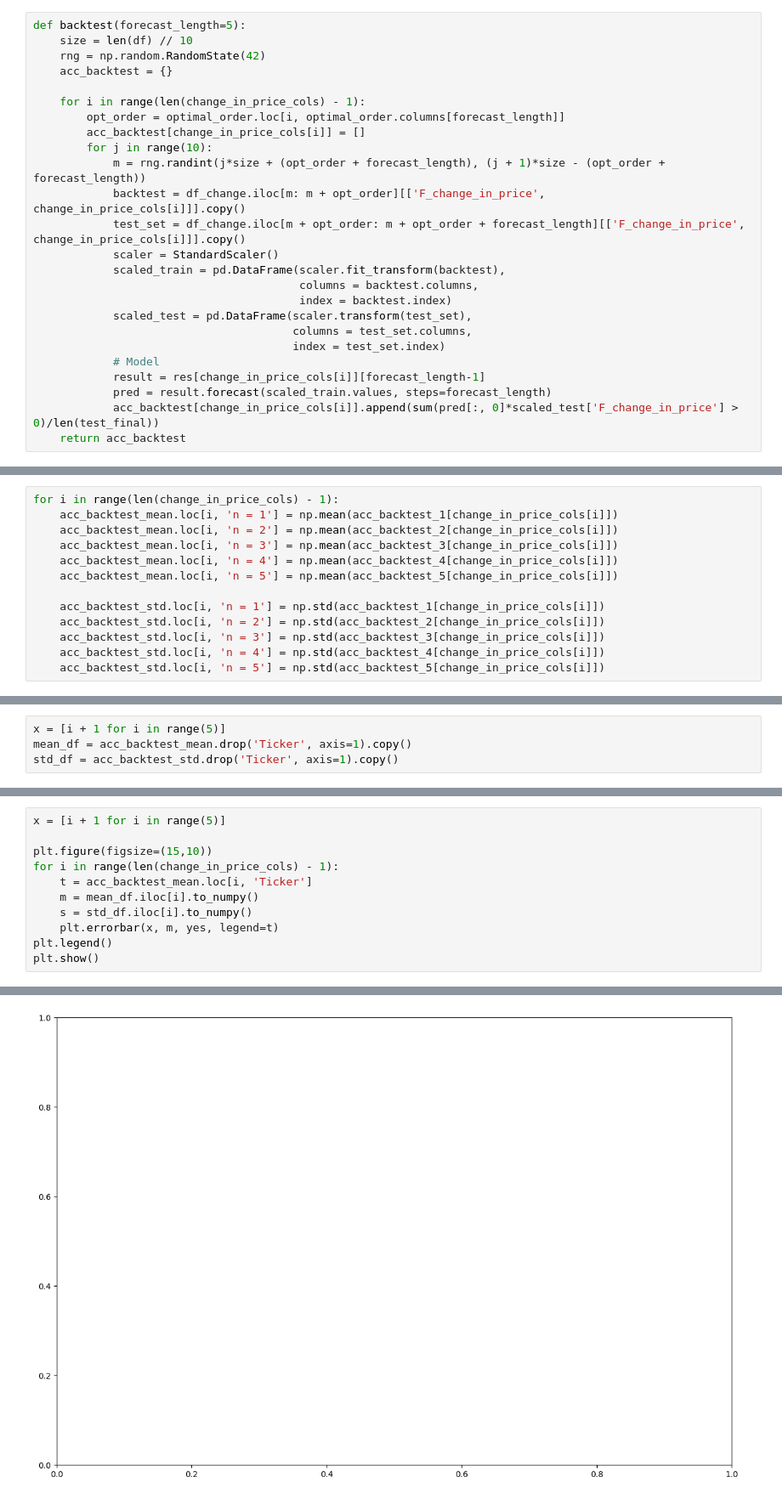
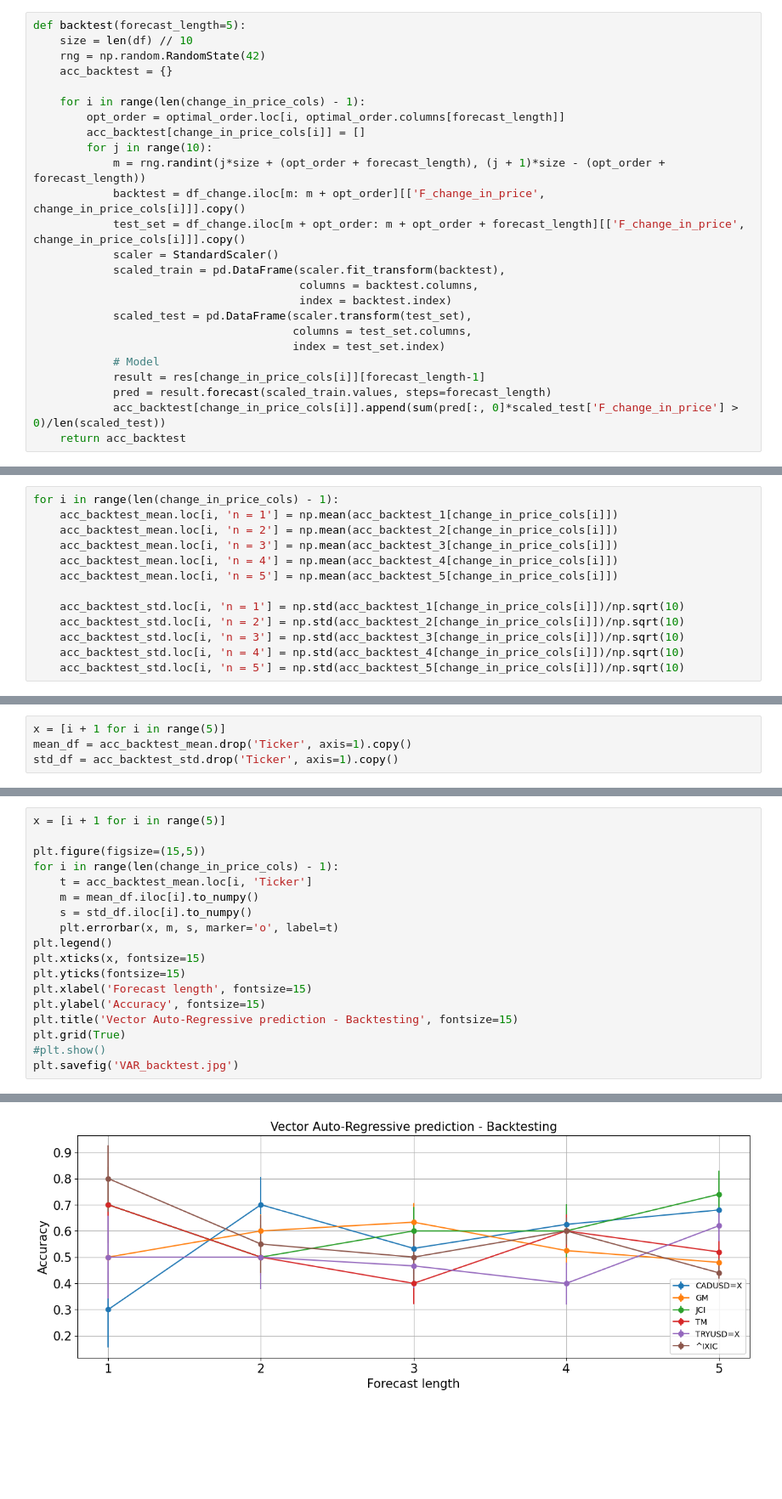
Before and after one commit to Arnabds/equity-vs-commodity, a Jupyter notebook: Kate_notebook/cleaned_VAR.ipynb, the cells around one changed output, grey strips where cells are left out. Shown at 85% size. Saved outputs shown, nothing was run; the diff lists cells and outputs as text; blank space fills up the shorter version.

```diff
--- a/Kate_notebook/cleaned_VAR.ipynb
+++ b/Kate_notebook/cleaned_VAR.ipynb
@@ -378,7 +379,7 @@ def backtest(forecast_length=5):
             # Model
             result = res[change_in_price_cols[i]][forecast_length-1]
             pred = result.forecast(scaled_train.values, steps=forecast_length)
-            acc_backtest[change_in_price_cols[i]].append(sum(pred[:, 0]*scaled_test['F_change_in_price'] > 0)/len(test_final))
+            acc_backtest[change_in_price_cols[i]].append(sum(pred[:, 0]*scaled_test['F_change_in_price'] > 0)/len(scaled_test))
     return acc_backtest
 # %%
 acc_backtest_1 = backtest(1)
@@ -417,11 +438,11 @@ for i in range(len(change_in_price_cols) - 1):
     acc_backtest_mean.loc[i, 'n = 4'] = np.mean(acc_backtest_4[change_in_price_cols[i]])
     acc_backtest_mean.loc[i, 'n = 5'] = np.mean(acc_backtest_5[change_in_price_cols[i]])
 
-    acc_backtest_std.loc[i, 'n = 1'] = np.std(acc_backtest_1[change_in_price_cols[i]])
-    acc_backtest_std.loc[i, 'n = 2'] = np.std(acc_backtest_2[change_in_price_cols[i]])
-    acc_backtest_std.loc[i, 'n = 3'] = np.std(acc_backtest_3[change_in_price_cols[i]])
-    acc_backtest_std.loc[i, 'n = 4'] = np.std(acc_backtest_4[change_in_price_cols[i]])
-    acc_backtest_std.loc[i, 'n = 5'] = np.std(acc_backtest_5[change_in_price_cols[i]])
+    acc_backtest_std.loc[i, 'n = 1'] = np.std(acc_backtest_1[change_in_price_cols[i]])/np.sqrt(10)
+    acc_backtest_std.loc[i, 'n = 2'] = np.std(acc_backtest_2[change_in_price_cols[i]])/np.sqrt(10)
+    acc_backtest_std.loc[i, 'n = 3'] = np.std(acc_backtest_3[change_in_price_cols[i]])/np.sqrt(10)
+    acc_backtest_std.loc[i, 'n = 4'] = np.std(acc_backtest_4[change_in_price_cols[i]])/np.sqrt(10)
+    acc_backtest_std.loc[i, 'n = 5'] = np.std(acc_backtest_5[change_in_price_cols[i]])/np.sqrt(10)
 # %%
 acc_backtest_mean
 # %% [output]
@@ -464,12 +496,19 @@ mean_df
 # %%
 x = [i + 1 for i in range(5)]
 
-plt.figure(figsize=(15,10))
+plt.figure(figsize=(15,5))
 for i in range(len(change_in_price_cols) - 1):
     t = acc_backtest_mean.loc[i, 'Ticker']
     m = mean_df.iloc[i].to_numpy()
     s = std_df.iloc[i].to_numpy()
-    plt.errorbar(x, m, yes, legend=t)
+    plt.errorbar(x, m, s, marker='o', label=t)
 plt.legend()
-plt.show()
+plt.xticks(x, fontsize=15)
+plt.yticks(fontsize=15)
+plt.xlabel('Forecast length', fontsize=15)
+plt.ylabel('Accuracy', fontsize=15)
+plt.title('Vector Auto-Regressive prediction - Backtesting', fontsize=15)
+plt.grid(True)
+#plt.show()
+plt.savefig('VAR_backtest.jpg')
 # %% [output]
@@ -477 +515 @@ AttributeError: Line2D.set() got an unexpected keyword argument 'legend'
-[figure, old version]
+[figure, new version]
```
Also changed, not shown: parts of 57 cells of this notebook, 6 other files.
